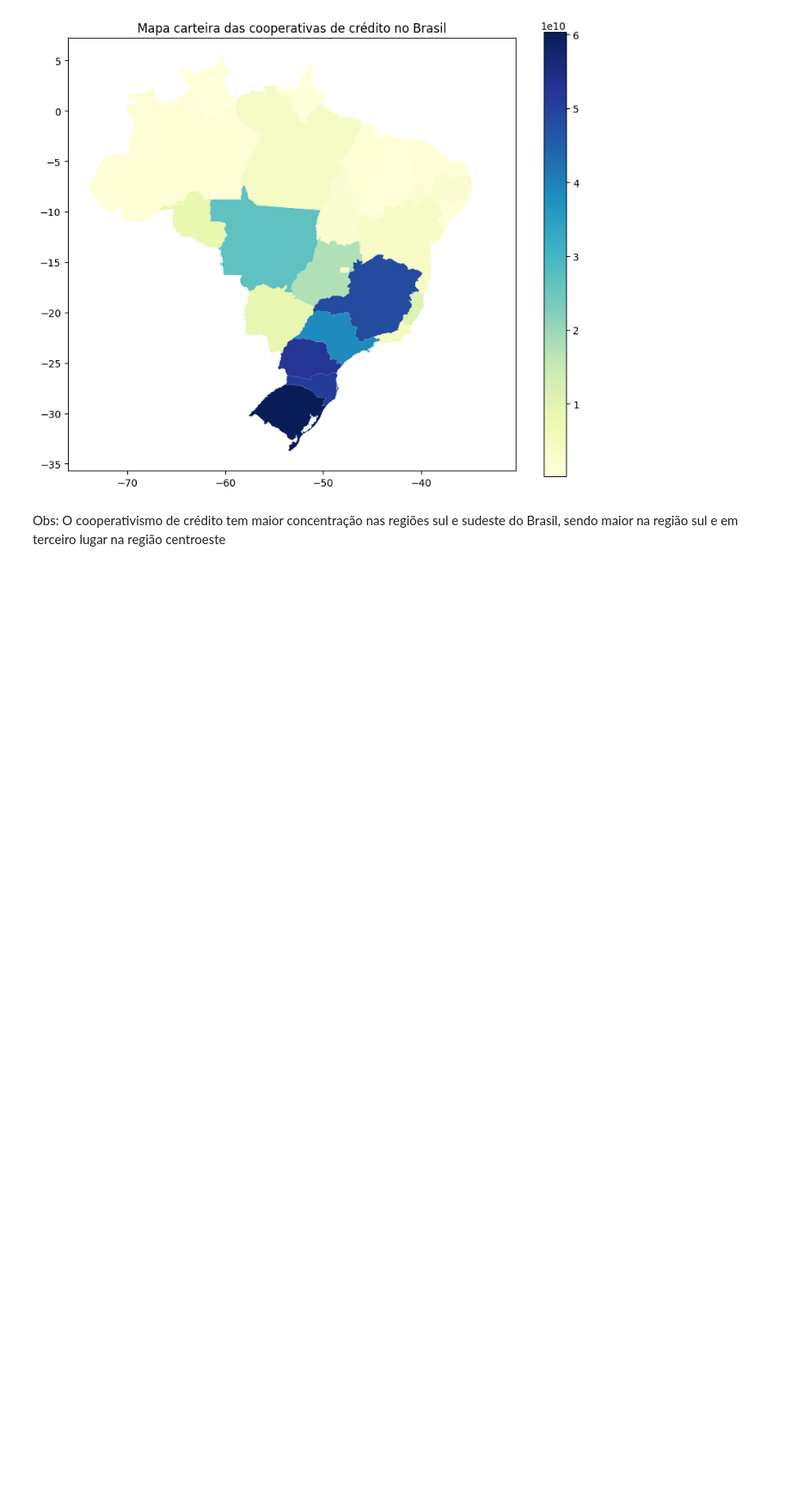
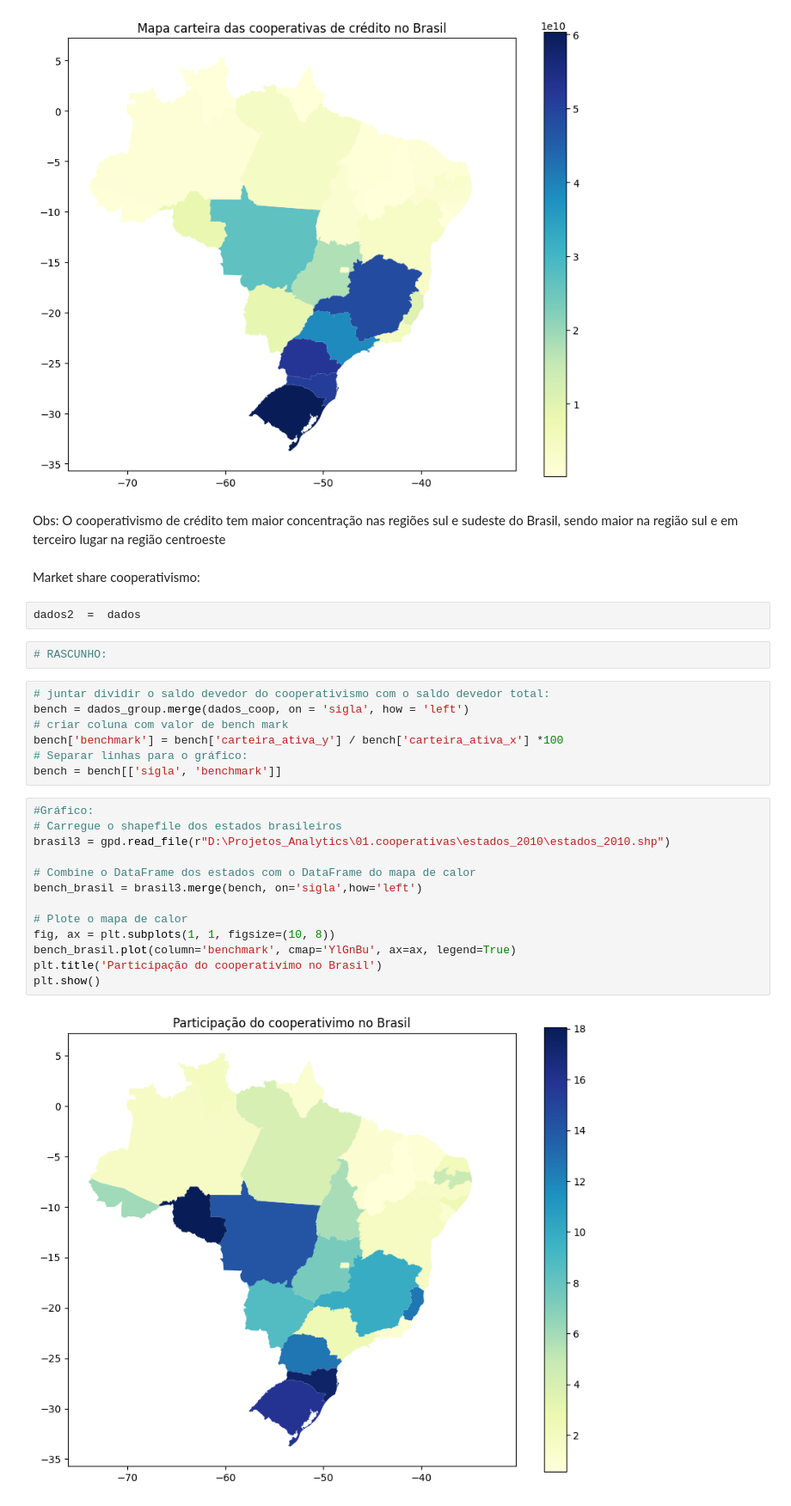
Before and after one commit to fabiovarriano/ccoperativascredito_brasil, a Jupyter notebook: dados.ipynb, the cells around one changed output. Shown: that part at 86% size. Drawn from its saved outputs; the diff is of its cells as text; blank space fills up the shorter version.

Commit message:
feito o benchmark do coop

```diff
--- a/dados.ipynb
+++ b/dados.ipynb
@@ -97,3 +97,31 @@ plt.show()
 # %% [markdown]
 Obs:
     O cooperativismo de crédito tem maior concentração nas regiões sul e sudeste do Brasil, sendo maior na região sul e em terceiro lugar na região centroeste
+# %% [markdown]
+Market share cooperativismo:
+# %%
+dados2  =  dados
+# %%
+# RASCUNHO:
+# %%
+# juntar dividir o saldo devedor do cooperativismo com o saldo devedor total:
+bench = dados_group.merge(dados_coop, on = 'sigla', how = 'left')
+# criar coluna com valor de bench mark
+bench['benchmark'] = bench['carteira_ativa_y'] / bench['carteira_ativa_x'] *100
+# Separar linhas para o gráfico:
+bench = bench[['sigla', 'benchmark']]
+# %%
+#Gráfico:
+# Carregue o shapefile dos estados brasileiros
+brasil3 = gpd.read_file(r"D:\Projetos_Analytics\01.cooperativas\estados_2010\estados_2010.shp")
+
+# Combine o DataFrame dos estados com o DataFrame do mapa de calor
+bench_brasil = brasil3.merge(bench, on='sigla',how='left')
+
+# Plote o mapa de calor
+fig, ax = plt.subplots(1, 1, figsize=(10, 8))
+bench_brasil.plot(column='benchmark', cmap='YlGnBu', ax=ax, legend=True)
+plt.title('Participação do cooperativimo no Brasil')
+plt.show()
+# %% [output]
+[figure, added]
```
Also changed, not shown: parts of 1 cell of this notebook.
